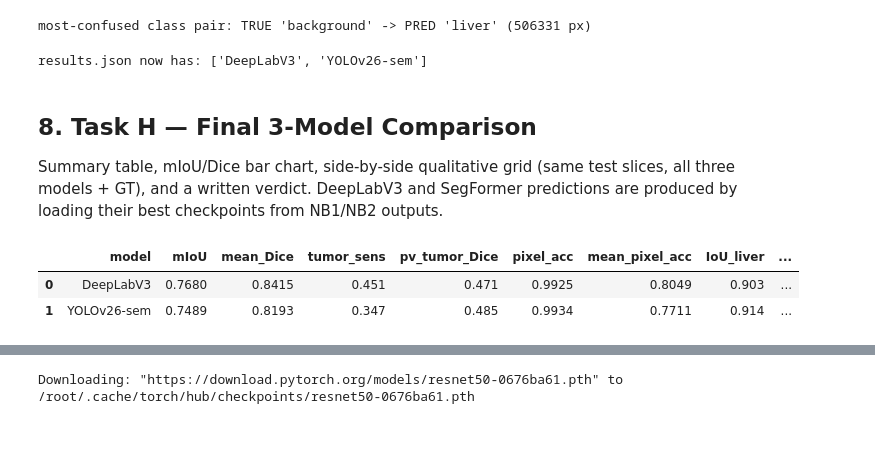
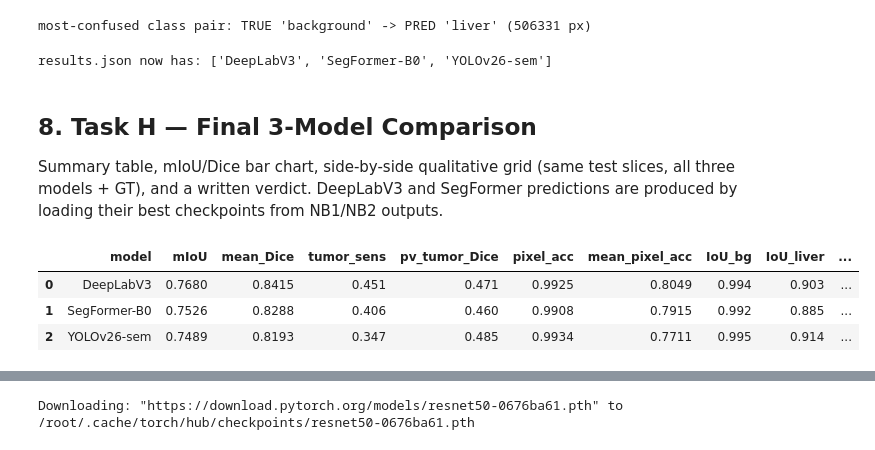
Before and after one commit to MdAsif-Hossain/Liver-and-Tumor-Segmentation, a Jupyter notebook: seg-yolov26-semantic.ipynb, the cells around one changed output, grey strips where cells are left out. Saved outputs shown, nothing was run; the diff lists cells and outputs as text; code cells hidden in the pictures.

Commit message:
Add new notebook for SEg-YOLOv26 semantic segmentation implementation

```diff
--- a/nb3-yolov26-semantic.ipynb
+++ b/seg-yolov26-semantic.ipynb
@@ -84,6 +91,11 @@ YOLO expects parallel `images/{train,val,test}` and `masks/{train,val,test}` fol
 # 3. Export images (symlink) + fused masks (PNG 0/1/2) + write data.yaml
 # =====================================================================
 YROOT = WORK/"yolo_ds"
+# If a previous NB3 output (with a trained best.pt) is attached, skip the ~6h retrain and
+# only re-export the TEST split (needed for evaluation). Otherwise export all + train.
+YOLO_PRETRAINED = next(iter(glob.glob("/kaggle/input/**/lits_sem/weights/best.pt", recursive=True)), None)
+_export_splits = ["test"] if YOLO_PRETRAINED else ["train","val","test"]
+print("pre-trained YOLO best.pt:", YOLO_PRETRAINED, "| exporting:", _export_splits)
 for sp in ["train","val","test"]:
     (YROOT/"images"/sp).mkdir(parents=True, exist_ok=True)
     (YROOT/"masks"/sp).mkdir(parents=True, exist_ok=True)
@@ -95,12 +107,11 @@ def render_25d(vol, sl):   # RGB PNG = [i-1, center, i+1] (real volumetric conte
     n = np.array(Image.open(nxt).convert("L")) if nxt is not None else center
     return np.stack([p, center, n], axis=-1)
 
-import glob as _glob   # tumor prevalence for train oversampling (4x duplicate tumor slices)
-_mp = next(iter(_glob.glob("/kaggle/input/**/manifest.csv", recursive=True)), None)
+_mp = next(iter(glob.glob("/kaggle/input/**/manifest.csv", recursive=True)), None)
 _ht = {f"{r.volume}_{r.slice}": int(r.has_tumor) for r in pd.read_csv(_mp).itertuples()} if _mp else {}
 
 t0 = time.time()
-for sp in ["train","val","test"]:
+for sp in _export_splits:
     n_out = 0
     for sid in split[sp]:
         k = tuple(int(x) for x in sid.split("_")); stem = img_by[k].stem
@@ -149,14 +161,18 @@ CONFIG = {
 }
 print(CONFIG)
 
-ymodel = YOLO(CONFIG["checkpoint"])
-ymodel.train(data=str(YAML_PATH), epochs=CONFIG["epochs"], imgsz=CONFIG["img_size"],
-             batch=CONFIG["batch_size"], seed=SEED, project=str(WORK/"yolo_runs"),
-             name="lits_sem", exist_ok=True, verbose=True,
-             fliplr=0.5, flipud=0.5,             # Run-A: flips restored (regularization)
-             hsv_h=0.0, hsv_s=0.0, hsv_v=0.0)    # 2.5D channels encode depth -> no color jitter
-try:    BEST = str(ymodel.trainer.best)
-except Exception: BEST = str(next(iter((WORK/"yolo_runs").rglob("best.pt"))))
+if YOLO_PRETRAINED:
+    BEST = YOLO_PRETRAINED
+    print("Skipping training -> using attached pre-trained best.pt:", BEST)
+else:
+    ymodel = YOLO(CONFIG["checkpoint"])
+    ymodel.train(data=str(YAML_PATH), epochs=CONFIG["epochs"], imgsz=CONFIG["img_size"],
+                 batch=CONFIG["batch_size"], seed=SEED, project=str(WORK/"yolo_runs"),
+                 name="lits_sem", exist_ok=True, verbose=True,
+                 fliplr=0.5, flipud=0.5,             # Run-A: flips restored (regularization)
+                 hsv_h=0.0, hsv_s=0.0, hsv_v=0.0)    # 2.5D channels encode depth -> no color jitter
+    try:    BEST = str(ymodel.trainer.best)
+    except Exception: BEST = str(next(iter((WORK/"yolo_runs").rglob("best.pt"))))
 print("best weights:", BEST)
 # %% [output]
 {'model': 'YOLOv26-sem (Ultralytics)', 'checkpoint': 'yolo26s-sem.pt', 'num_classes': 3, 'img_size': 256, 'epochs': 50, 'batch_size': 16, 'optimizer': 'Ultralytics auto (SGD/AdamW)', 'lr': 'Ultralytic ...
@@ -178,7 +194,7 @@ Results saved to /kaggle/working/yolo_runs/lits_sem
 best weights: /kaggle/working/yolo_runs/lits_sem/weights/best.pt
 # %%
 # per-epoch curves from Ultralytics results.csv (Task E requirement)
-csvs = list((WORK/"yolo_runs").rglob("results.csv"))
+csvs = list((WORK/"yolo_runs").rglob("results.csv")) or [Path(p) for p in glob.glob("/kaggle/input/**/lits_sem/results.csv", recursive=True)]
 if csvs:
     df = pd.read_csv(csvs[0]); df.columns = [c.strip() for c in df.columns]
     loss_cols = [c for c in df.columns if "loss" in c.lower()]
@@ -336,8 +352,13 @@ most-confused class pair: TRUE 'background' -> PRED 'liver' (506331 px)
 # 7b. Append YOLO metrics to the shared results.json
 # =====================================================================
 res_path = WORK/"results.json"
-src = next(iter(glob.glob("/kaggle/input/**/results.json", recursive=True)), None)
-res = json.load(open(src)) if src else (json.load(open(res_path)) if res_path.exists() else {})
+res = {}
+for rp in sorted(glob.glob("/kaggle/input/**/results.json", recursive=True)):   # MERGE all (NB1 + NB2)
+    try: res.update(json.load(open(rp)))
+    except Exception: pass
+if res_path.exists():
+    try: res.update(json.load(open(res_path)))
+    except Exception: pass
 res["YOLOv26-sem"] = {
     "miou": testm["miou"], "iou_per_class": testm["iou"], "dice": testm["mdice"],
     "dice_per_class": testm["dice"], "pixel_acc": testm["pixel_acc"],
@@ -349,28 +370,30 @@ res["YOLOv26-sem"] = {
 json.dump(res, open(res_path, "w"), indent=2)
 print("results.json now has:", list(res.keys()))
 # %% [output]
-results.json now has: ['DeepLabV3', 'YOLOv26-sem']
+results.json now has: ['DeepLabV3', 'SegFormer-B0', 'YOLOv26-sem']
 # %% [markdown]
 ## 8. Task H — Final 3-Model Comparison
 Summary table, mIoU/Dice bar chart, side-by-side qualitative grid (same test slices, all three models + GT), and a written verdict. DeepLabV3 and SegFormer predictions are produced by loading their best checkpoints from NB1/NB2 outputs.
 # %%
 # =====================================================================
 # 8a. Summary table (all models, all Task F metrics)
 # =====================================================================
 rows = []
 for name, r in res.items():
     rows.append({"model": name, "mIoU": round(r["miou"],4), "mean_Dice": round(r["dice"],4),
                  "tumor_sens": round(r.get("tumor_sensitivity", float("nan")),3),
                  "pv_tumor_Dice": round((r.get("pv_tumor_dice") or [float("nan")])[0],3),
                  "pixel_acc": round(r["pixel_acc"],4), "mean_pixel_acc": round(r["mean_pixel_acc"],4),
-                 "IoU_liver": round(r["iou_per_class"][1],3), "IoU_tumor": round(r["iou_per_class"][2],3)})
+                 "IoU_bg": round(r["iou_per_class"][0],3), "IoU_liver": round(r["iou_per_class"][1],3),
+                 "IoU_tumor": round(r["iou_per_class"][2],3)})
 summary = pd.DataFrame(rows).sort_values("mIoU", ascending=False).reset_index(drop=True)
 summary.to_csv(WORK/"task_h_summary.csv", index=False)
 display(summary)
 # %% [output]
-|  | model | mIoU | mean_Dice | tumor_sens | pv_tumor_Dice | pixel_acc | mean_pixel_acc | IoU_liver | ... |
-| 0 | DeepLabV3 | 0.7680 | 0.8415 | 0.451 | 0.471 | 0.9925 | 0.8049 | 0.903 | ... |
-| 1 | YOLOv26-sem | 0.7489 | 0.8193 | 0.347 | 0.485 | 0.9934 | 0.7711 | 0.914 | ... |
+|  | model | mIoU | mean_Dice | tumor_sens | pv_tumor_Dice | pixel_acc | mean_pixel_acc | IoU_bg | IoU_liver | ... |
+| 0 | DeepLabV3 | 0.7680 | 0.8415 | 0.451 | 0.471 | 0.9925 | 0.8049 | 0.994 | 0.903 | ... |
+| 1 | SegFormer-B0 | 0.7526 | 0.8288 | 0.406 | 0.460 | 0.9908 | 0.7915 | 0.992 | 0.885 | ... |
+| 2 | YOLOv26-sem | 0.7489 | 0.8193 | 0.347 | 0.485 | 0.9934 | 0.7711 | 0.995 | 0.914 | ... |
 # %%
 # =====================================================================
 # 8b. Bar chart — mIoU + mean Dice across the three models
```
Also changed, not shown: parts of 10 cells of this notebook, 13 other files.
